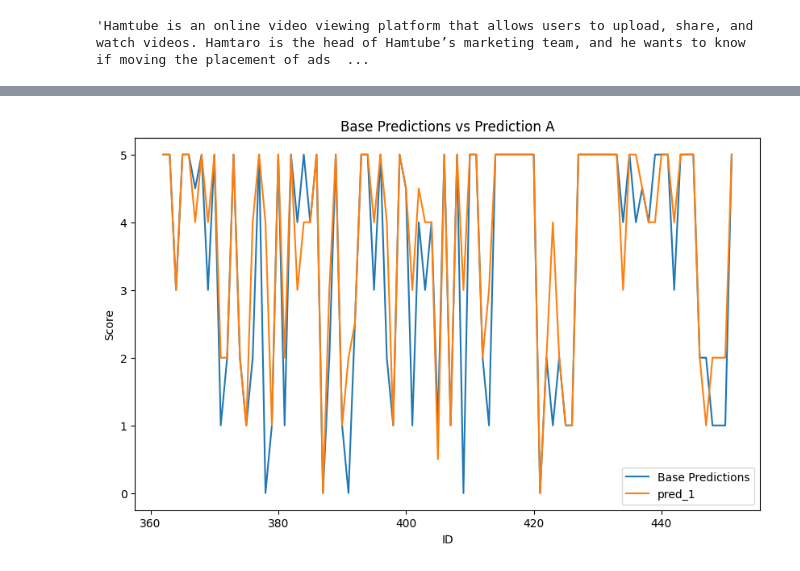
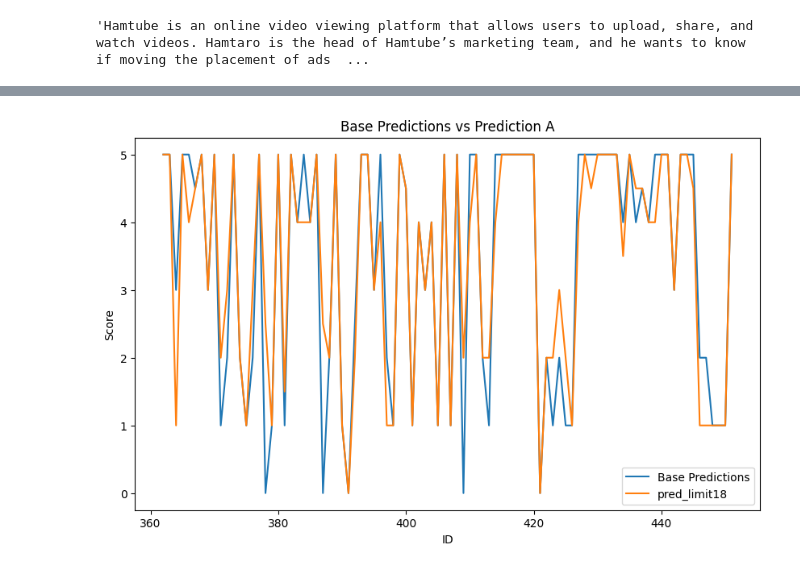
Before and after one commit to bookpanda/2110572-NLP-SYS, a Jupyter notebook: codes/midterm/midterm_prompt.ipynb, the cells around one changed output, grey strips where cells are left out. Cells and saved outputs as stored; diff of their text form; code cells hidden in the pictures.

```diff
--- a/codes/midterm/midterm_prompt.ipynb
+++ b/codes/midterm/midterm_prompt.ipynb
@@ -261,17 +336,19 @@ pred_df
 base_predictions = pd.read_csv('./predictions/predictions_base.csv')
 pred_cot1 = pd.read_csv('./predictions/predictions_cot1.csv')
 pred_sorted = pd.read_csv('./predictions/predictions_sorted.csv')
+pred_limit18 = pd.read_csv('./predictions/predictions_limit18.csv')
 # %%
 import matplotlib.pyplot as plt
 
 plt.figure(figsize=(10, 6))
 plt.plot(base_predictions['ID'], base_predictions['score'], label='Base Predictions')
-plt.plot(pred_sorted['ID'], pred_sorted['score'], label='pred_1')
+# plt.plot(pred_sorted['ID'], pred_sorted['score'], label='pred_sorted')
 # plt.plot(pred_cot1['ID'], pred_cot1['score'], label='pred_cot1')
+plt.plot(pred_limit18['ID'], pred_limit18['score'], label='pred_limit18')
 plt.xlabel('ID')
 plt.ylabel('Score')
 plt.legend()
 plt.title('Base Predictions vs Prediction A')
 plt.show()
 # %% [output]
-[figure, old version]
+[figure, new version]
```
Also changed, not shown: parts of 11 cells of this notebook, 1 other file.
